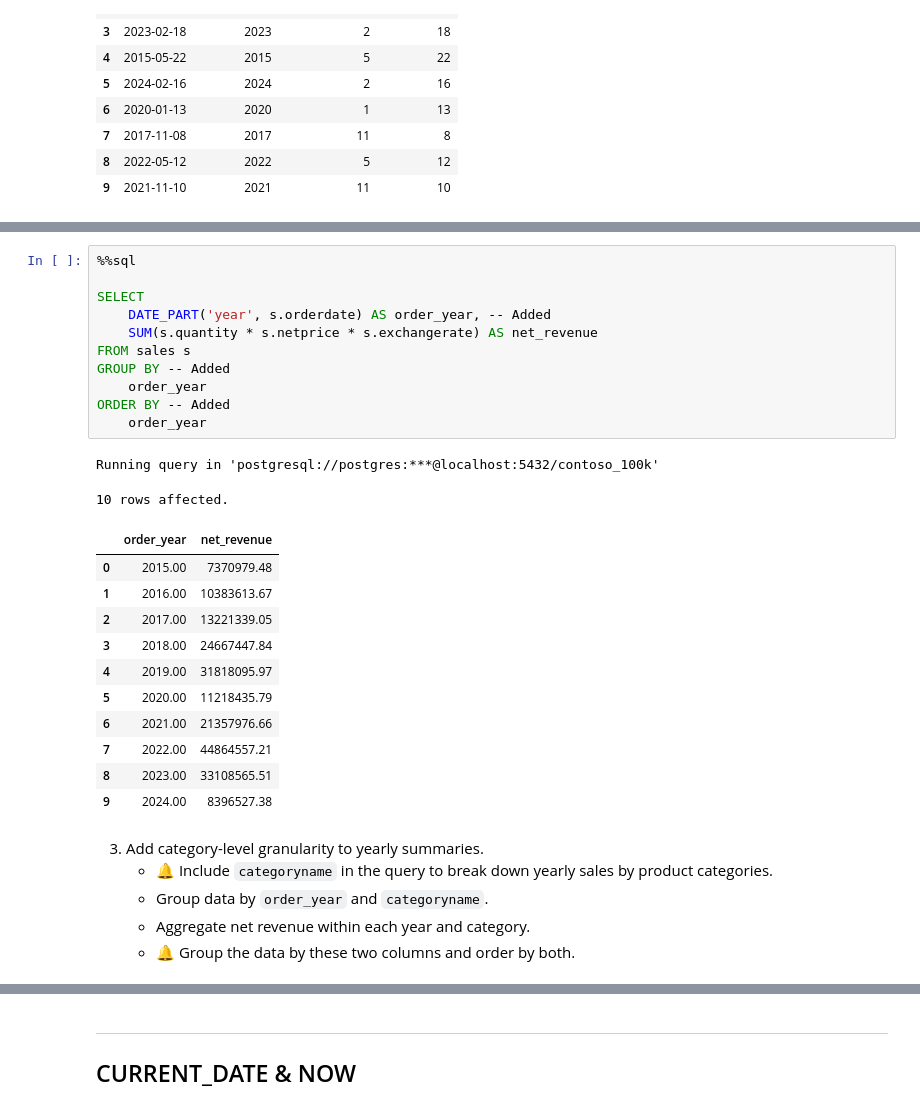
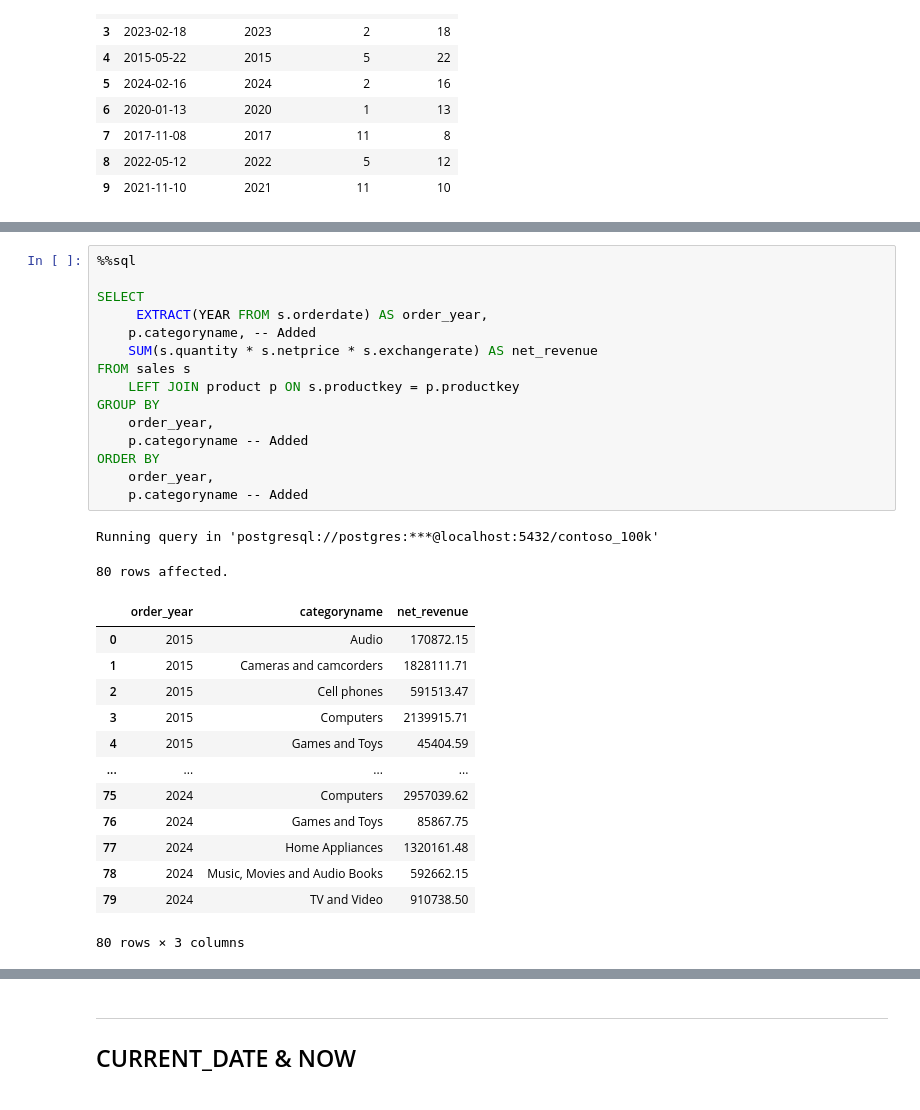
Before and after one commit to mgamzec/SQL_Data_Analytics_Project, a Jupyter notebook: 2_Date_Time/2_Date_Filtering.ipynb, the cells around one changed output, grey strips where cells are left out. Saved outputs shown, nothing was run; the diff lists cells and outputs as text.

Commit message:
Update notebooks to match video

```diff
--- a/2_Date_Time/2_Date_Filtering.ipynb
+++ b/2_Date_Time/2_Date_Filtering.ipynb
@@ -218,31 +218,31 @@ Running query in 'postgresql://postgres:***@localhost:5432/contoso_100k'
 # %%
 %%sql
 
 SELECT
-	DATE_PART('year', s.orderdate) AS order_year, -- Added
+	 EXTRACT(YEAR FROM s.orderdate) AS order_year,
+    p.categoryname, -- Added
 	SUM(s.quantity * s.netprice * s.exchangerate) AS net_revenue
 FROM sales s
-GROUP BY -- Added
-	order_year
-ORDER BY -- Added
-	order_year
+	LEFT JOIN product p ON s.productkey = p.productkey
+GROUP BY
+	order_year,
+    p.categoryname -- Added
+ORDER BY
+	order_year,
+    p.categoryname -- Added
 # %% [output]
 Running query in 'postgresql://postgres:***@localhost:5432/contoso_100k'
-10 rows affected.
+80 rows affected.
-|  | order_year | net_revenue |
-| 0 | 2015.00 | 7370979.48 |
-| 1 | 2016.00 | 10383613.67 |
-| 2 | 2017.00 | 13221339.05 |
-| 3 | 2018.00 | 24667447.84 |
-| 4 | 2019.00 | 31818095.97 |
-| 5 | 2020.00 | 11218435.79 |
-| 6 | 2021.00 | 21357976.66 |
-| 7 | 2022.00 | 44864557.21 |
-| 8 | 2023.00 | 33108565.51 |
-| 9 | 2024.00 | 8396527.38 |
+|  | order_year | categoryname | net_revenue |
+| 0 | 2015 | Audio | 170872.15 |
+| 1 | 2015 | Cameras and camcorders | 1828111.71 |
+| 2 | 2015 | Cell phones | 591513.47 |
+| 3 | 2015 | Computers | 2139915.71 |
+| 4 | 2015 | Games and Toys | 45404.59 |
+| ... | ... | ... | ... |
+| 75 | 2024 | Computers | 2957039.62 |
+| 76 | 2024 | Games and Toys | 85867.75 |
+| 77 | 2024 | Home Appliances | 1320161.48 |
+| 78 | 2024 | Music, Movies and Audio Books | 592662.15 |
+| 79 | 2024 | TV and Video | 910738.50 |
+80 rows × 3 columns
-# %% [markdown]
-3. Add category-level granularity to yearly summaries.
-    - 🔔 Include `categoryname` in the query to break down yearly sales by product categories.
-    - Group data by `order_year` and `categoryname`.
-    - Aggregate net revenue within each year and category.
-    - 🔔 Group the data by these two columns and order by both.
```
Also changed, not shown: parts of 6 cells of this notebook, 2 other files.
